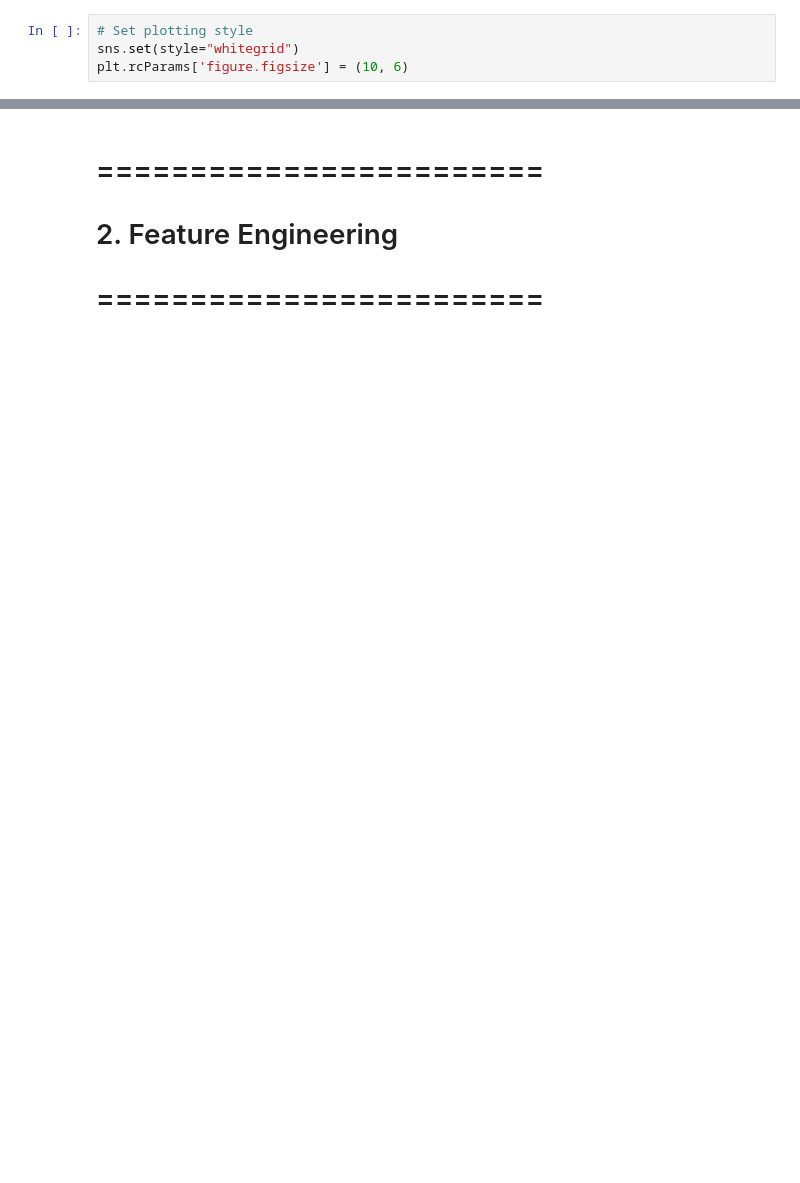
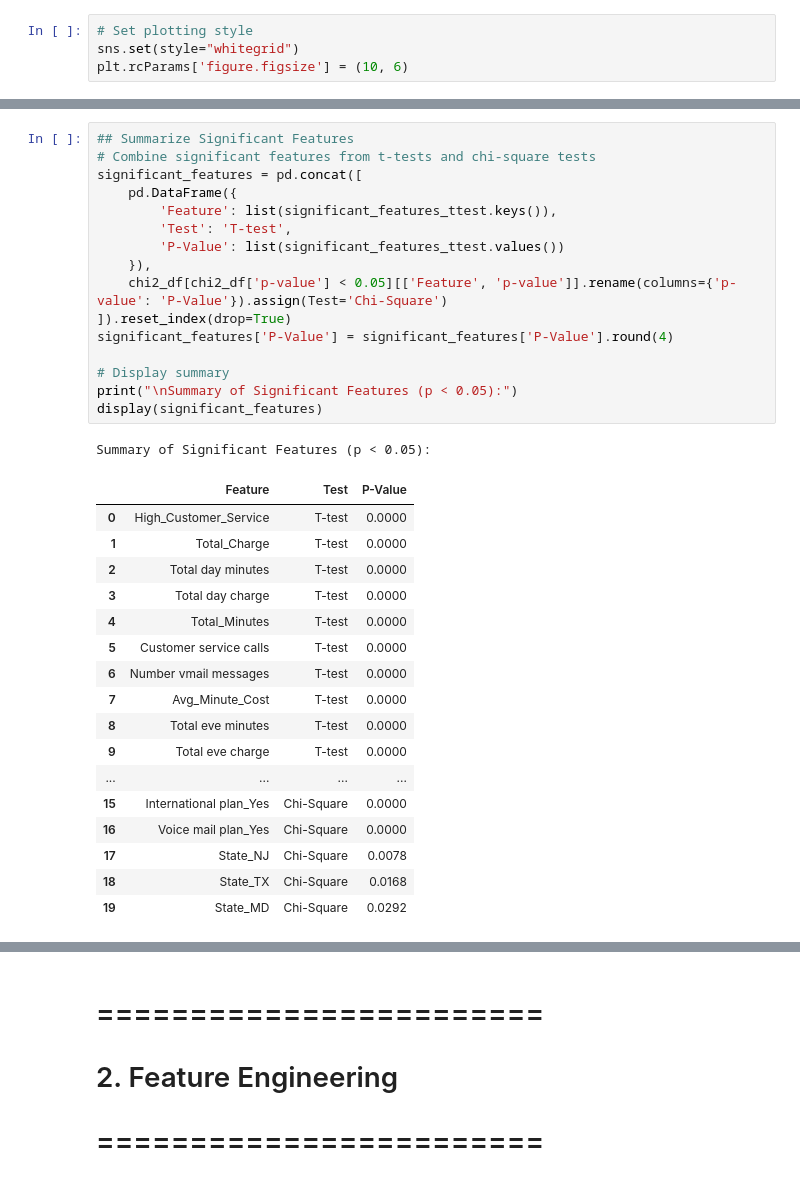
Before and after one commit to Reemsoliiman/customer-churn-prediction-analysis, a Jupyter notebook: notebooks/02_feature_engineering.ipynb, the cells around one changed output, grey strips where cells are left out. Drawn from its saved outputs; the diff is of its cells as text; blank space fills up the shorter version.

```diff
--- a/notebooks/02_feature_engineering.ipynb
+++ b/notebooks/02_feature_engineering.ipynb
@@ -245,0 +206,35 @@ Feature Ranking from RFE:
+# %%
+## Summarize Significant Features
+# Combine significant features from t-tests and chi-square tests
+significant_features = pd.concat([
+    pd.DataFrame({
+        'Feature': list(significant_features_ttest.keys()),
+        'Test': 'T-test',
+        'P-Value': list(significant_features_ttest.values())
+    }),
+    chi2_df[chi2_df['p-value'] < 0.05][['Feature', 'p-value']].rename(columns={'p-value': 'P-Value'}).assign(Test='Chi-Square')
+]).reset_index(drop=True)
+significant_features['P-Value'] = significant_features['P-Value'].round(4)
+
+# Display summary
+print("\nSummary of Significant Features (p < 0.05):")
+display(significant_features)
+# %% [output]
+Summary of Significant Features (p < 0.05):
+|  | Feature | Test | P-Value |
+| 0 | High_Customer_Service | T-test | 0.0000 |
+| 1 | Total_Charge | T-test | 0.0000 |
+| 2 | Total day minutes | T-test | 0.0000 |
+| 3 | Total day charge | T-test | 0.0000 |
+| 4 | Total_Minutes | T-test | 0.0000 |
+| 5 | Customer service calls | T-test | 0.0000 |
+| 6 | Number vmail messages | T-test | 0.0000 |
+| 7 | Avg_Minute_Cost | T-test | 0.0000 |
+| 8 | Total eve minutes | T-test | 0.0000 |
+| 9 | Total eve charge | T-test | 0.0000 |
+| ... | ... | ... | ... |
+| 15 | International plan_Yes | Chi-Square | 0.0000 |
+| 16 | Voice mail plan_Yes | Chi-Square | 0.0000 |
+| 17 | State_NJ | Chi-Square | 0.0078 |
+| 18 | State_TX | Chi-Square | 0.0168 |
+| 19 | State_MD | Chi-Square | 0.0292 |
```
Also changed, not shown: parts of 32 cells of this notebook, 13 other files.
